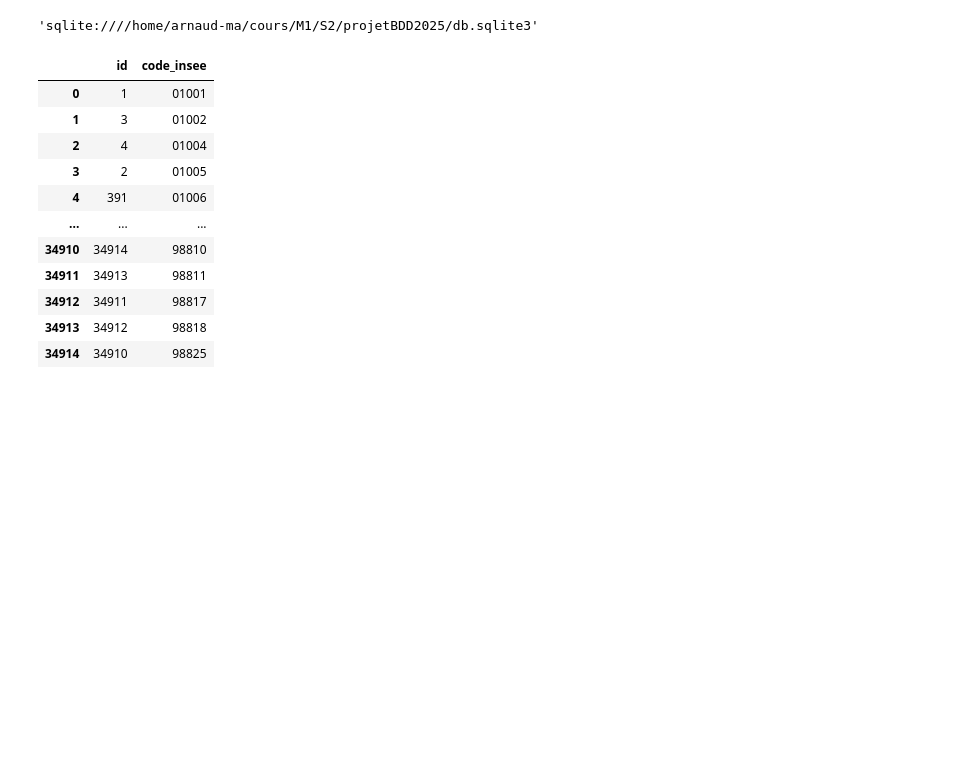
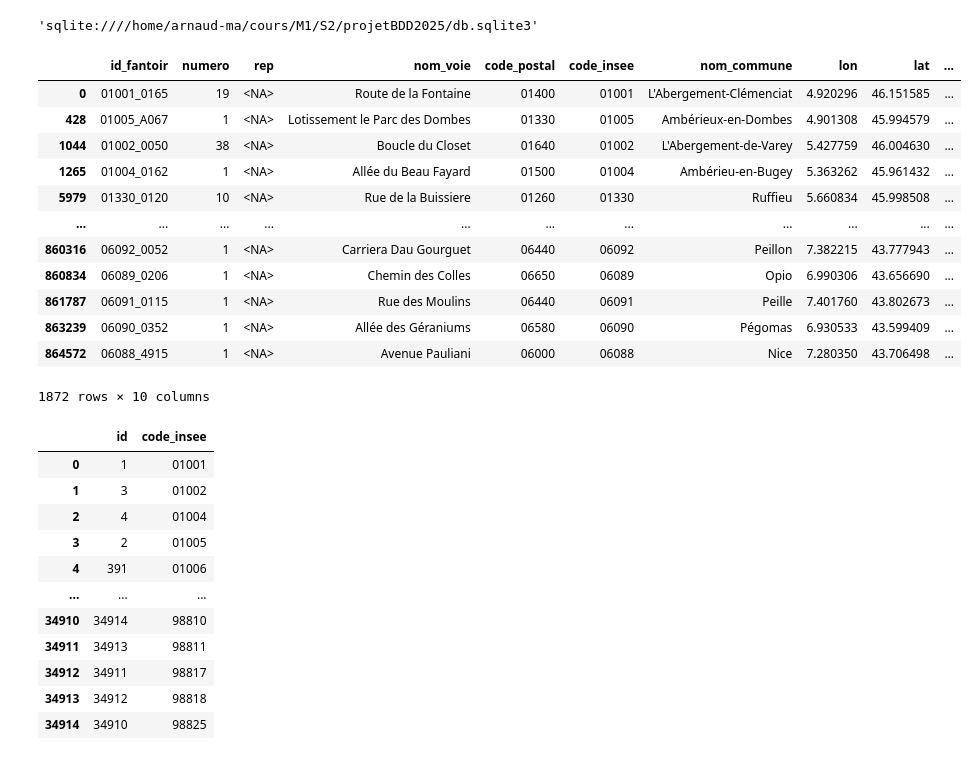
Before and after one commit to arnaud-ma/projetBDD2025, a Jupyter notebook: exemple.ipynb, the cells around one changed output. Saved outputs shown, nothing was run; the diff lists cells and outputs as text; code cells hidden in the pictures; blank space fills up the shorter version.

```diff
--- a/exemple.ipynb
+++ b/exemple.ipynb
@@ -90,10 +90,32 @@ def get_df():
         },
     )
 # %%
+import numpy as np
+
 X = pd.DataFrame()
+
 for chunk in get_df():
-    x = chunk[["code_insee", "nom_commune", "code_postal"]].fillna("")
+    chunk: pd.DataFrame
+    x = chunk[chunk["id_fantoir"].notna()]
+    # x = chunk[["code_insee", "nom_commune", "code_postal"]].fillna("")
     X = pd.concat([X, x], ignore_index=True).drop_duplicates(subset=["code_insee"])
+    break
+# %%
+X
+# %% [output]
+|  | id_fantoir | numero | rep | nom_voie | code_postal | code_insee | nom_commune | lon | lat | ... |
+| 0 | 01001_0165 | 19 | <NA> | Route de la Fontaine | 01400 | 01001 | L'Abergement-Clémenciat | 4.920296 | 46.151585 | ... |
+| 428 | 01005_A067 | 1 | <NA> | Lotissement le Parc des Dombes | 01330 | 01005 | Ambérieux-en-Dombes | 4.901308 | 45.994579 | ... |
+| 1044 | 01002_0050 | 38 | <NA> | Boucle du Closet | 01640 | 01002 | L'Abergement-de-Varey | 5.427759 | 46.004630 | ... |
+| 1265 | 01004_0162 | 1 | <NA> | Allée du Beau Fayard | 01500 | 01004 | Ambérieu-en-Bugey | 5.363262 | 45.961432 | ... |
+| 5979 | 01330_0120 | 10 | <NA> | Rue de la Buissiere | 01260 | 01330 | Ruffieu | 5.660834 | 45.998508 | ... |
+| ... | ... | ... | ... | ... | ... | ... | ... | ... | ... | ... |
+| 860316 | 06092_0052 | 1 | <NA> | Carriera Dau Gourguet | 06440 | 06092 | Peillon | 7.382215 | 43.777943 | ... |
+| 860834 | 06089_0206 | 1 | <NA> | Chemin des Colles | 06650 | 06089 | Opio | 6.990306 | 43.656690 | ... |
+| 861787 | 06091_0115 | 1 | <NA> | Rue des Moulins | 06440 | 06091 | Peille | 7.401760 | 43.802673 | ... |
+| 863239 | 06090_0352 | 1 | <NA> | Allée des Géraniums | 06580 | 06090 | Pégomas | 6.930533 | 43.599409 | ... |
+| 864572 | 06088_4915 | 1 | <NA> | Avenue Pauliani | 06000 | 06088 | Nice | 7.280350 | 43.706498 | ... |
+1872 rows × 10 columns
 # %%
 from sqlalchemy import create_engine
 
```
Also changed, not shown: parts of 5 cells of this notebook, 6 other files.
